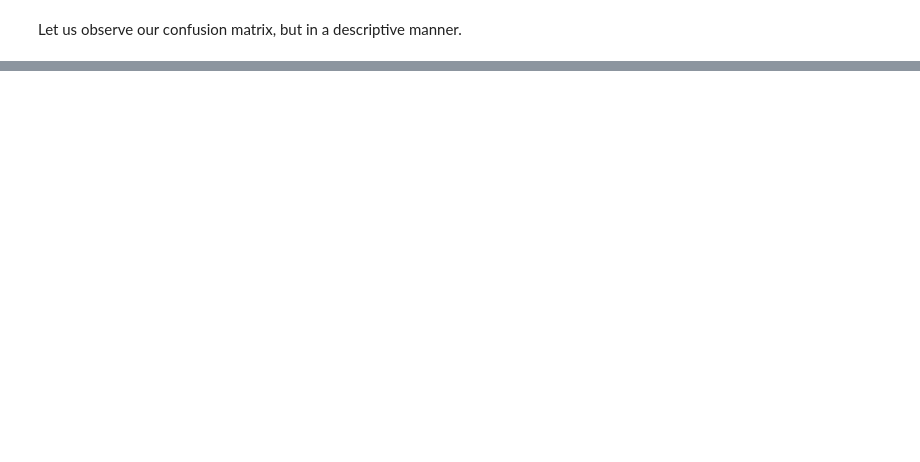
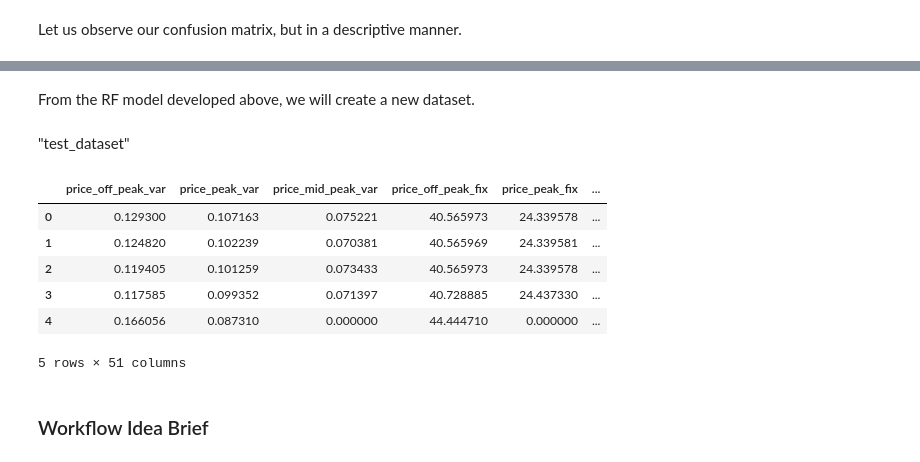
Before and after one commit to rajathAgalkote/BCG_PowerCo_CustomerChurn_Prediction, a Jupyter notebook: Task-03/feature_engineering.ipynb, the cells around one changed output, grey strips where cells are left out. Saved outputs shown, nothing was run; the diff lists cells and outputs as text; code cells hidden in the pictures; blank space fills up the shorter version.

```diff
--- a/Task-03/feature_engineering.ipynb
+++ b/Task-03/feature_engineering.ipynb
@@ -645,0 +719,10 @@ print(f"Recall: {metrics.recall_score(y_test, predictions)}")
+# %% [markdown]
+From the RF model developed above, we will create a new dataset.
+# %% [markdown]
+"test_dataset"
+# %%
+proba_predictions = model.predict_proba(X_test)
+probabilities = proba_predictions[:, 1]
+# %%
+test_dataset = X_test.reset_index()
+test_dataset.drop(columns='index', inplace=True)
@@ -645,0 +734,12 @@ print(f"Recall: {metrics.recall_score(y_test, predictions)}")
+# %%
+test_dataset.head()
+# %% [output]
+|  | price_off_peak_var | price_peak_var | price_mid_peak_var | price_off_peak_fix | price_peak_fix | ... |
+| 0 | 0.129300 | 0.107163 | 0.075221 | 40.565973 | 24.339578 | ... |
+| 1 | 0.124820 | 0.102239 | 0.070381 | 40.565969 | 24.339581 | ... |
+| 2 | 0.119405 | 0.101259 | 0.073433 | 40.565973 | 24.339578 | ... |
+| 3 | 0.117585 | 0.099352 | 0.071397 | 40.728885 | 24.437330 | ... |
+| 4 | 0.166056 | 0.087310 | 0.000000 | 44.444710 | 0.000000 | ... |
+5 rows × 51 columns
+# %% [markdown]
+### Workflow Idea Brief
```
Also changed, not shown: parts of 31 cells of this notebook.
